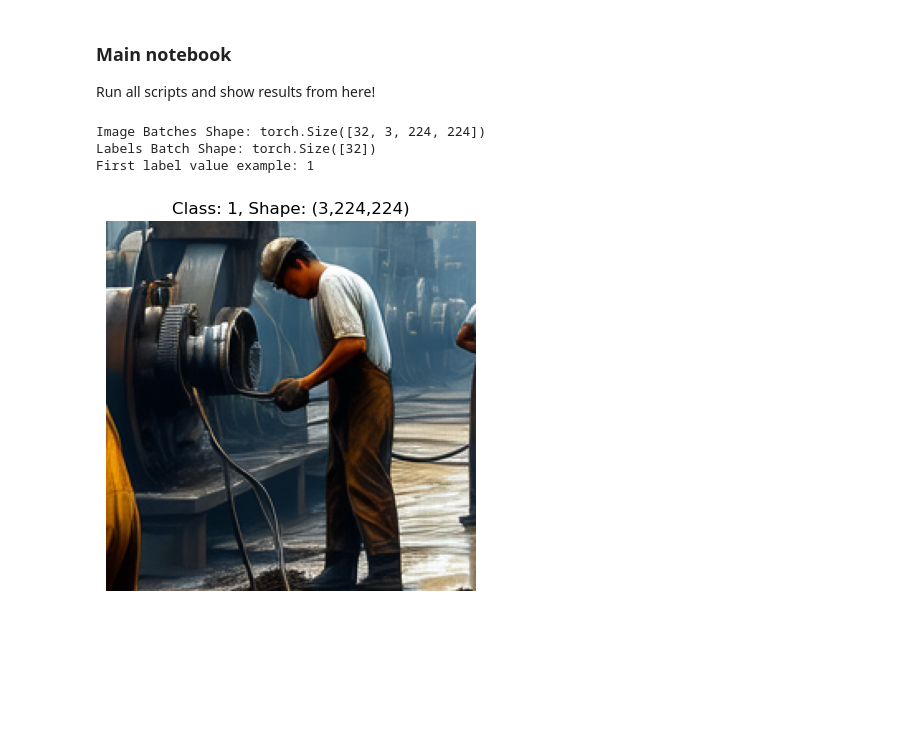
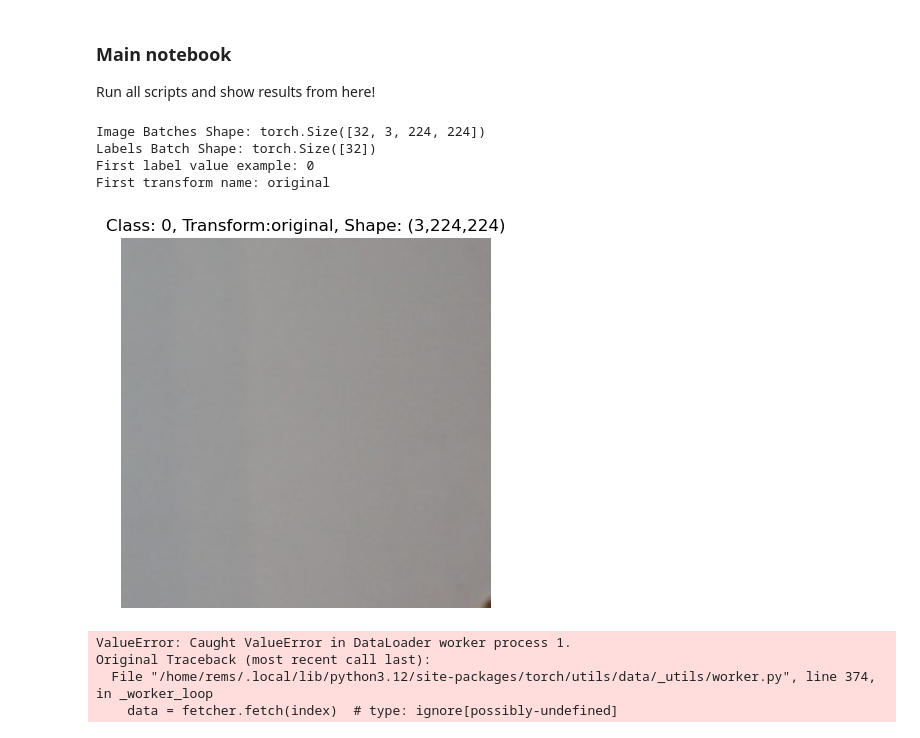
Before and after one commit to refouch/post_processed_ai_gen_detection, a Jupyter notebook: main.ipynb, the cells around one changed output. Cells and saved outputs as stored; diff of their text form; code cells hidden in the pictures; blank space fills up the shorter version.

Commit message:
feat: first test training loop

```diff
--- a/main.ipynb
+++ b/main.ipynb
@@ -15,6 +15,7 @@ NORM = transforms.Normalize([0.485,0.456,0.406], [0.229,0.224,0.225])
 
 # More informative random crops in training
 tf_train = transforms.Compose([
+    transforms.Resize(CROP),
     transforms.RandomCrop(CROP),
     transforms.RandomHorizontalFlip(),
     transforms.ToTensor(),
@@ -23,51 +24,81 @@ tf_train = transforms.Compose([
 
 # Deterministic in evaluation
 tf_eval = transforms.Compose([
+    transforms.Resize(CROP),
     transforms.CenterCrop(CROP),
     transforms.ToTensor(),
     NORM,
 ])
 
-train_set = RRDataset(dataset_csv,'train', apply_transform=tf_train)
-val_set = RRDataset(dataset_csv,'val',apply_transform=tf_eval)
-train_set = RRDataset(dataset_csv,'test',apply_transform=tf_eval)
+train_set = RRDataset(dataset_csv, 'train', apply_transform=tf_train)
+val_set   = RRDataset(dataset_csv, 'val',   apply_transform=tf_eval)
+test_set  = RRDataset(dataset_csv, 'test',  apply_transform=tf_eval)
 # %%
 from torch.utils.data import DataLoader
+from modules.data import collate_fn
 
 train_loader = DataLoader(
     train_set,
     batch_size=32,
     shuffle=True,
-    num_workers=4
+    num_workers=4,
+    collate_fn=collate_fn,
 )
 
 test_loader = DataLoader(
-    train_set,
+    test_set,
     batch_size=32,
     shuffle=False,
-    num_workers=4
+    num_workers=4,
+    collate_fn=collate_fn,
 )
 
 val_loader = DataLoader(
     val_set,
     batch_size=32,
     shuffle=False,
-    num_workers=4
+    num_workers=4,
+    collate_fn=collate_fn,
 )
 # %%
 data_iter = iter(train_loader)
-images, labels, transforms = next(data_iter)
+images, labels, tf_labels, tf_names, contexts = next(data_iter)
 
-print(f"Image Batches Shape: {images.shape}") # [Batch, Channel, H, W]
+print(f"Image Batches Shape: {images.shape}")   # [Batch, Channel, H, W]
 print(f"Labels Batch Shape: {labels.shape}")     # [Batch]
 print(f"First label value example: {labels[0].item()}")
+print(f"First transform name: {tf_names[0]}")
 # %% [output]
 Image Batches Shape: torch.Size([32, 3, 224, 224])
 Labels Batch Shape: torch.Size([32])
-First label value example: 1
+First label value example: 0
+First transform name: original
 # %%
 from modules.utils import show_sample
 
-show_sample(images[0], labels[0].item())
+show_sample(images[0], labels[0].item(), tf_names[0])
 # %% [output]
-[figure, old version]
+[figure, new version]
+# %%
+import torch
+import torch.nn as nn
+from modules.network import UnimodalNet
+from modules.train import train_model, evaluate
+
+device = "cuda" if torch.cuda.is_available() else "cpu"
+
+criterion = nn.CrossEntropyLoss()
+
+# --- baseline unimodal real/fake ---
+m1 = UnimodalNet("realfake").to(device)
+opt1 = torch.optim.Adam([
+    {"params": m1.backbone.layer4.parameters(), "lr": 1e-4},
+    {"params": m1.head.parameters(),            "lr": 1e-3},
+])
+
+m1, h1 = train_model(m1, train_loader, val_loader, opt1, criterion, device, epochs=10, save_path='checkpoints/unimodal_realfake.pt')
+# %% [output]
+ValueError: Caught ValueError in DataLoader worker process 1.
+Original Traceback (most recent call last):
+  File "/home/rems/.local/lib/python3.12/site-packages/torch/utils/data/_utils/worker.py", line 374, in _worker_loop
+    data = fetcher.fetch(index)  # type: ignore[possibly-undefined]
```
Also changed, not shown: parts of 1 cell of this notebook, 4 other files.
